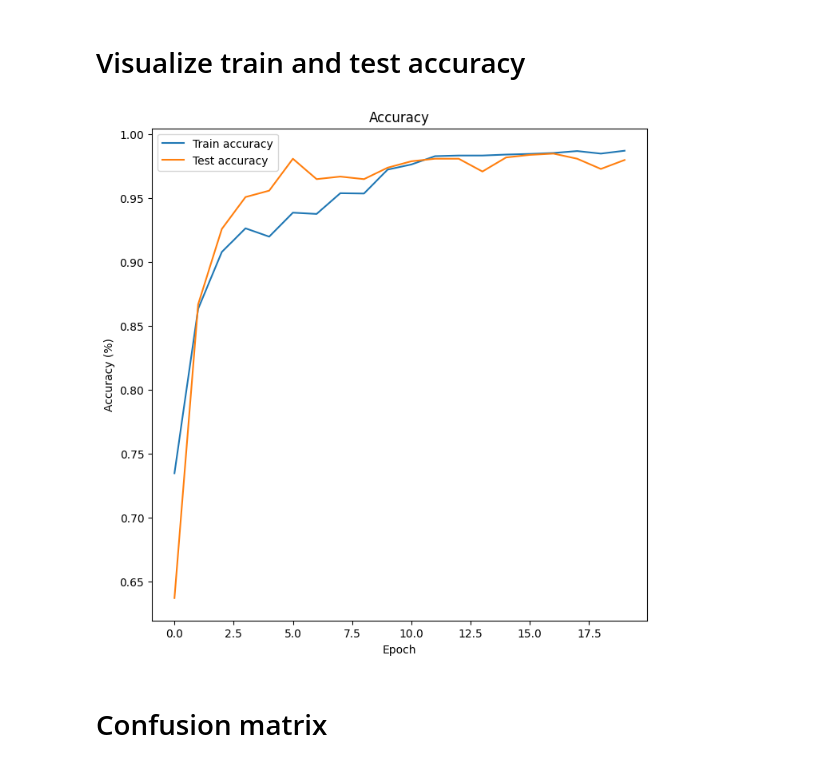
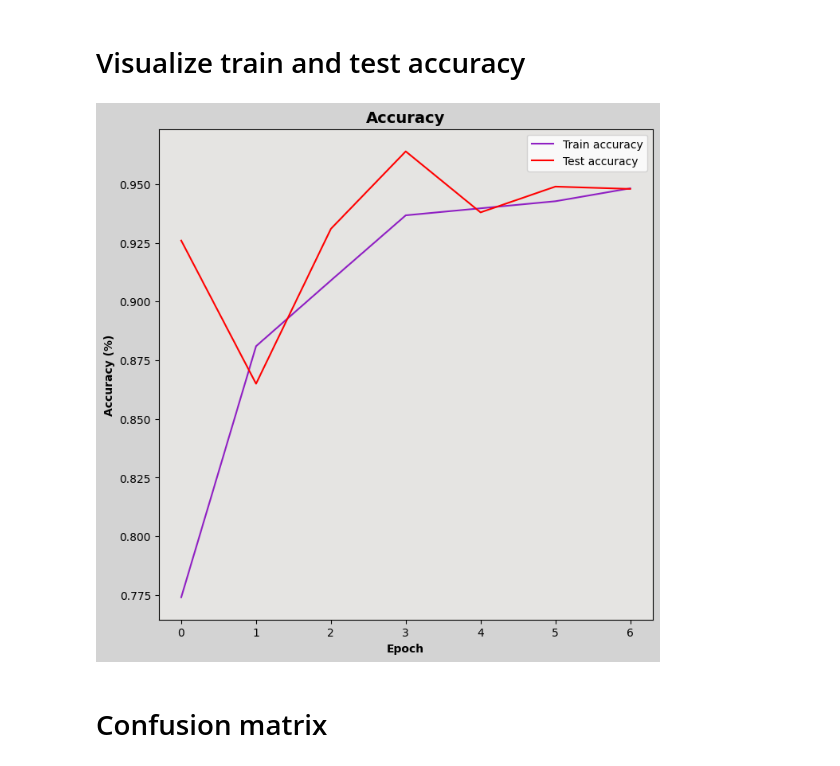
Before and after one commit to 1markmus/CNN-Blood-Cell-Images-for-Cancer-Detection, a Jupyter notebook: Blood images.ipynb, the cells around one changed output. Drawn from its saved outputs; the diff is of its cells as text; code cells hidden in the pictures.

```diff
--- a/Blood images.ipynb
+++ b/Blood images.ipynb
@@ -195,12 +195,12 @@ metric_recall = Recall(task="multiclass", num_classes=5, average="weighted")
 # Training and testing
 # %%
 # Run n epochs
-n_epochs = 20
+n_epochs = 10
 
 # Early stop
 counter = 0
 paticence = 2
-best_acc = np.inf
+best_acc = 0
 
 #--------------------------------------------------------------Training loop--------------------------------------------------------------#
 
@@ -326,10 +326,11 @@ for epoch in range(n_epochs):
     finish = time.time()
 
     # Early stop
-    if counter >= paticence:
+    if counter > paticence:
         print("Best model saved!")
         break
 
-    # Print epoch results
+
+#--------------------------------------------------------------Print epoch results-------------------------------------------------------------#
     print(f'Epoch: {epoch + 1} ({finish-start:.2f} seconds)\nTrain accuracy: {train_accuracy:.4f} | Test accuracy: {test_accuracy:.4f} \nTrain loss: {train_loss:.4f} | Test loss: {test_loss:.4f} \nTest precision: {precision:.4f} | Test recall: {recall:.4f}\nEarly stop: {counter}/{paticence}\n')
 # %% [output]
@@ -376,22 +395,40 @@ plt.show()
 # %%
 fig, ax = plt.subplots(figsize = (8, 8))
 
+# Background
+fig.set_facecolor("#D3D3D3")
+ax.set_facecolor("#E5E4E2")
+
 # Title
-plt.title("Accuracy")
+plt.title(
+    "Accuracy",
+    fontweight = "bold",
+    fontsize = 14
+    )
 
-# Data
-plt.plot(train_accuracies, label = "Train accuracy")
-plt.plot(test_accuracies, label = "Test accuracy")
+# Train loss
+plt.plot(
+    train_accuracies,
+    label = "Train accuracy",
+    color = "#8F1FC3"
+    )
+
+# Test loss
+plt.plot(
+    test_accuracies,
+    label = "Test accuracy",
+    color = "red"
+    )
 
 # Axis
-plt.xlabel("Epoch")
-plt.ylabel("Accuracy (%)")
+plt.xlabel("Epoch", fontweight = "bold")
+plt.ylabel("Accuracy (%)", fontweight = "bold")
 
 # Legend
 plt.legend()
 plt.show()
 # %% [output]
-[figure, old version]
+[figure, new version]
 # %% [markdown]
 # Confusion matrix
 # %%
```
Also changed, not shown: parts of 5 cells of this notebook.
